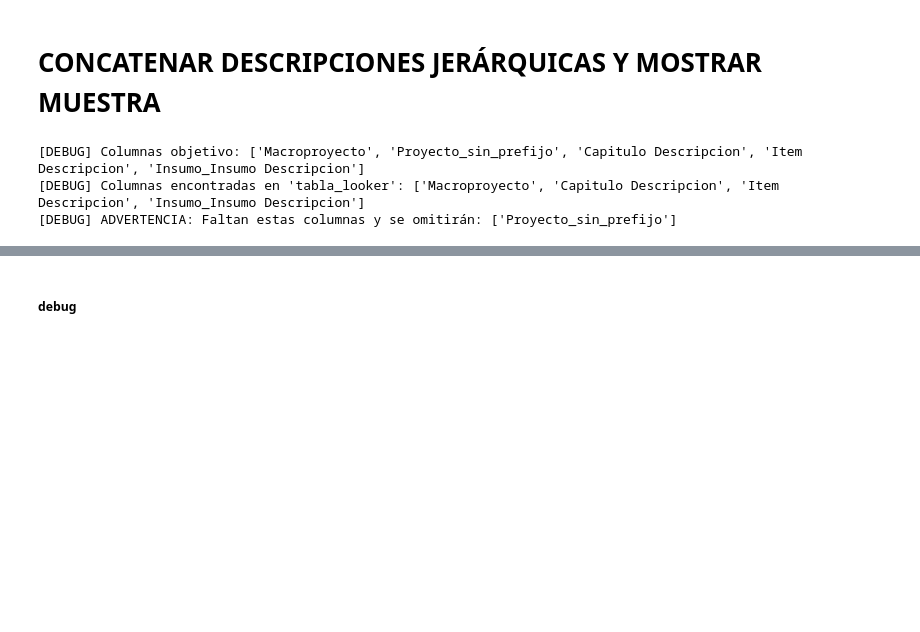
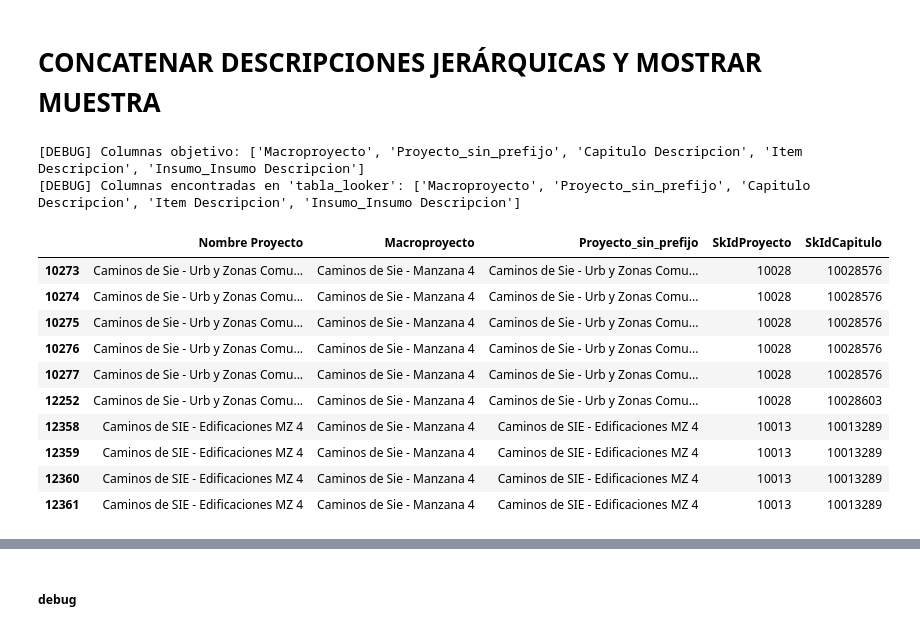
Before and after one commit to ConnectEscuelaIngenieros/consultoriaConnectBogota, a Jupyter notebook: Concatenador_Codigos_para_Homologador.ipynb, the cells around one changed output, grey strips where cells are left out. Cells and saved outputs as stored; diff of their text form; code cells hidden in the pictures; blank space fills up the shorter version.

```diff
--- a/Concatenador_Codigos_para_Homologador.ipynb
+++ b/Concatenador_Codigos_para_Homologador.ipynb
@@ -259,7 +290,7 @@ if columnas_que_faltan:
     print(f"[DEBUG] ADVERTENCIA: Faltan estas columnas y se omitirán: {columnas_que_faltan}")
 
 nombre_columna_salida = "Descripcion_Jerarquica"
-tabla_looker[nombre_columna_salida] = tabla_looker.apply(
+tabla_final[nombre_columna_salida] = tabla_final.apply(
     construir_descripcion_jerarquica,
     axis=1,
     columnas_a_concatenar=columnas_que_existen,
@@ -267,8 +298,31 @@ tabla_looker[nombre_columna_salida] = tabla_looker.apply(
 )
 # %% [output]
 [DEBUG] Columnas objetivo: ['Macroproyecto', 'Proyecto_sin_prefijo', 'Capitulo Descripcion', 'Item Descripcion', 'Insumo_Insumo Descripcion']
-[DEBUG] Columnas encontradas en 'tabla_looker': ['Macroproyecto', 'Capitulo Descripcion', 'Item Descripcion', 'Insumo_Insumo Descripcion']
-[DEBUG] ADVERTENCIA: Faltan estas columnas y se omitirán: ['Proyecto_sin_prefijo']
+[DEBUG] Columnas encontradas en 'tabla_looker': ['Macroproyecto', 'Proyecto_sin_prefijo', 'Capitulo Descripcion', 'Item Descripcion', 'Insumo_Insumo Descripcion']
+# %%
+# Vista rápida de verificación
+#display(tabla_final[["Nombre Proyecto", "Macroproyecto"]].head(10))
+
+# Obtener conjuntos únicos
+set_macroproyectos = set(tabla_final["Proyecto_sin_prefijo"].dropna().str.strip())
+# Filtrar filas donde el campo 'Macroproyecto' está vacío o no coincide con los esperados
+filtro_no_macro = tabla_final[tabla_final["Macroproyecto"].notna() | (tabla_final["Macroproyecto"].str.strip() == "")]
+
+# Mostrar solo algunas columnas relevantes
+columnas_mostrar = ["Nombre Proyecto", "Macroproyecto", "Proyecto_sin_prefijo", "SkIdProyecto", "SkIdCapitulo"]
+display(filtro_no_macro[columnas_mostrar].head(10))
+# %% [output]
+|  | Nombre Proyecto | Macroproyecto | Proyecto_sin_prefijo | SkIdProyecto | SkIdCapitulo |
+| 10273 | Caminos de Sie - Urb y Zonas Comu... | Caminos de Sie - Manzana 4 | Caminos de Sie - Urb y Zonas Comu... | 10028 | 10028576 |
+| 10274 | Caminos de Sie - Urb y Zonas Comu... | Caminos de Sie - Manzana 4 | Caminos de Sie - Urb y Zonas Comu... | 10028 | 10028576 |
+| 10275 | Caminos de Sie - Urb y Zonas Comu... | Caminos de Sie - Manzana 4 | Caminos de Sie - Urb y Zonas Comu... | 10028 | 10028576 |
+| 10276 | Caminos de Sie - Urb y Zonas Comu... | Caminos de Sie - Manzana 4 | Caminos de Sie - Urb y Zonas Comu... | 10028 | 10028576 |
+| 10277 | Caminos de Sie - Urb y Zonas Comu... | Caminos de Sie - Manzana 4 | Caminos de Sie - Urb y Zonas Comu... | 10028 | 10028576 |
+| 12252 | Caminos de Sie - Urb y Zonas Comu... | Caminos de Sie - Manzana 4 | Caminos de Sie - Urb y Zonas Comu... | 10028 | 10028603 |
+| 12358 | Caminos de SIE - Edificaciones MZ 4 | Caminos de Sie - Manzana 4 | Caminos de SIE - Edificaciones MZ 4 | 10013 | 10013289 |
+| 12359 | Caminos de SIE - Edificaciones MZ 4 | Caminos de Sie - Manzana 4 | Caminos de SIE - Edificaciones MZ 4 | 10013 | 10013289 |
+| 12360 | Caminos de SIE - Edificaciones MZ 4 | Caminos de Sie - Manzana 4 | Caminos de SIE - Edificaciones MZ 4 | 10013 | 10013289 |
+| 12361 | Caminos de SIE - Edificaciones MZ 4 | Caminos de Sie - Manzana 4 | Caminos de SIE - Edificaciones MZ 4 | 10013 | 10013289 |
 # %%
 # Mostrar solo filas con Macroproyecto definido
 tamano_muestra: int = 100
```
Also changed, not shown: parts of 6 cells of this notebook.
